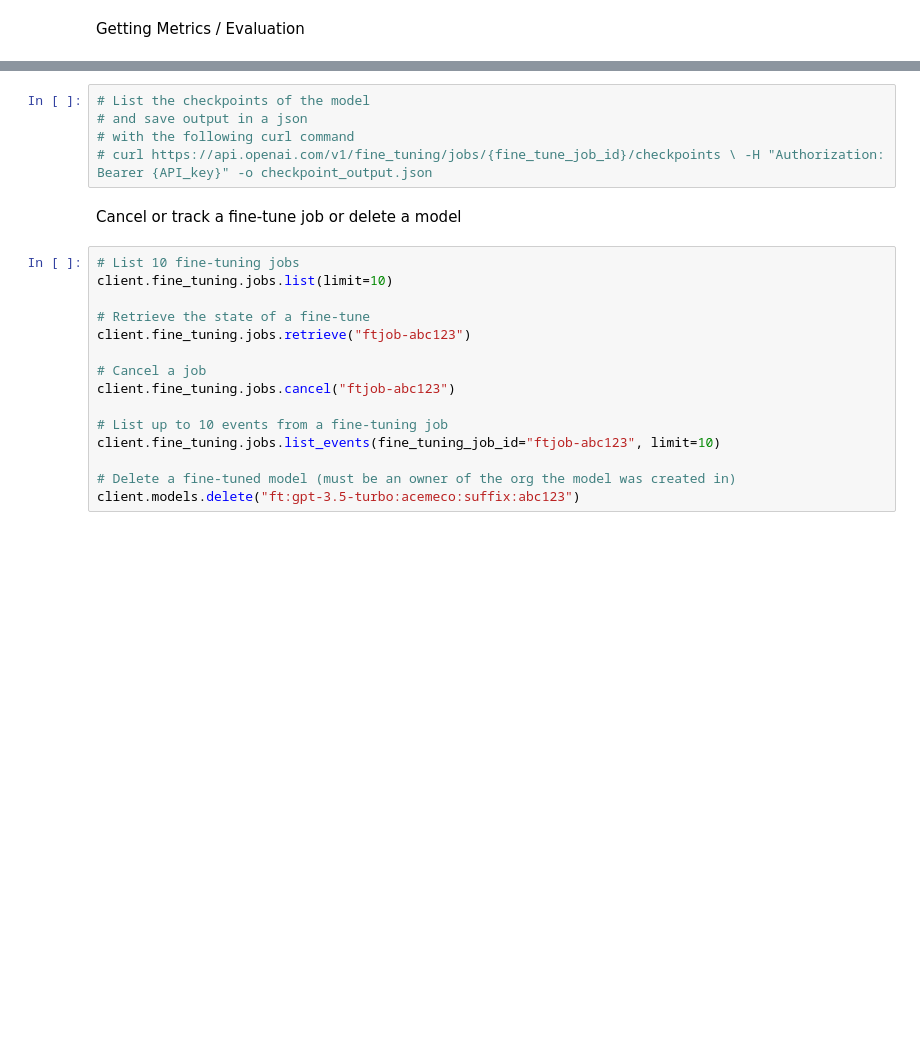
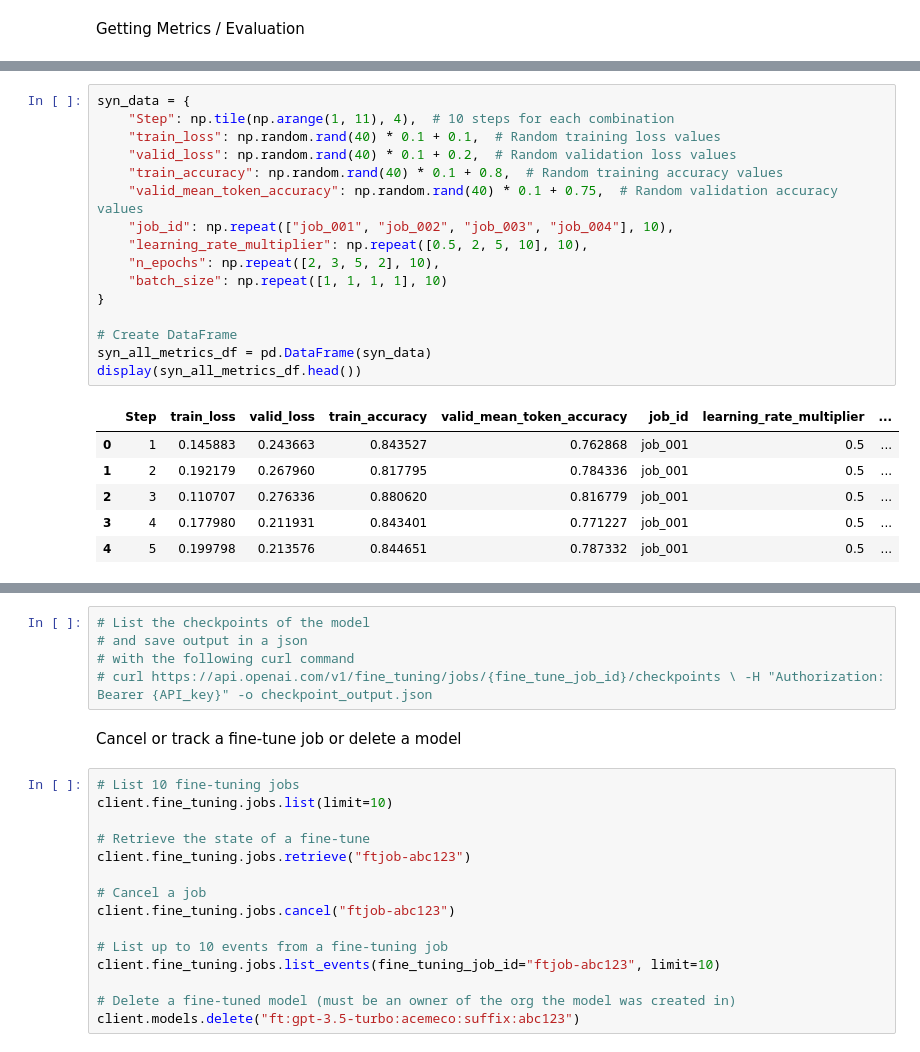
Before and after one commit to izu457/Thesis_Finetuning_GPT3.5_Political_Stance, a Jupyter notebook: Fine-Tuning_Cookbook.ipynb, the cells around one changed output, grey strips where cells are left out. Saved outputs shown, nothing was run; the diff lists cells and outputs as text; blank space fills up the shorter version.

```diff
--- a/Fine-Tuning_Cookbook.ipynb
+++ b/Fine-Tuning_Cookbook.ipynb
@@ -450,0 +539,23 @@ plt.show()
+# %%
+syn_data = {
+    "Step": np.tile(np.arange(1, 11), 4),  # 10 steps for each combination
+    "train_loss": np.random.rand(40) * 0.1 + 0.1,  # Random training loss values
+    "valid_loss": np.random.rand(40) * 0.1 + 0.2,  # Random validation loss values
+    "train_accuracy": np.random.rand(40) * 0.1 + 0.8,  # Random training accuracy values
+    "valid_mean_token_accuracy": np.random.rand(40) * 0.1 + 0.75,  # Random validation accuracy values
+    "job_id": np.repeat(["job_001", "job_002", "job_003", "job_004"], 10),
+    "learning_rate_multiplier": np.repeat([0.5, 2, 5, 10], 10),
+    "n_epochs": np.repeat([2, 3, 5, 2], 10),
+    "batch_size": np.repeat([1, 1, 1, 1], 10)
+}
+
+# Create DataFrame
+syn_all_metrics_df = pd.DataFrame(syn_data)
+display(syn_all_metrics_df.head())
+# %% [output]
+|  | Step | train_loss | valid_loss | train_accuracy | valid_mean_token_accuracy | job_id | learning_rate_multiplier | ... |
+| 0 | 1 | 0.145883 | 0.243663 | 0.843527 | 0.762868 | job_001 | 0.5 | ... |
+| 1 | 2 | 0.192179 | 0.267960 | 0.817795 | 0.784336 | job_001 | 0.5 | ... |
+| 2 | 3 | 0.110707 | 0.276336 | 0.880620 | 0.816779 | job_001 | 0.5 | ... |
+| 3 | 4 | 0.177980 | 0.211931 | 0.843401 | 0.771227 | job_001 | 0.5 | ... |
+| 4 | 5 | 0.199798 | 0.213576 | 0.844651 | 0.787332 | job_001 | 0.5 | ... |
```
Also changed, not shown: parts of 15 cells of this notebook, 1 other file.
